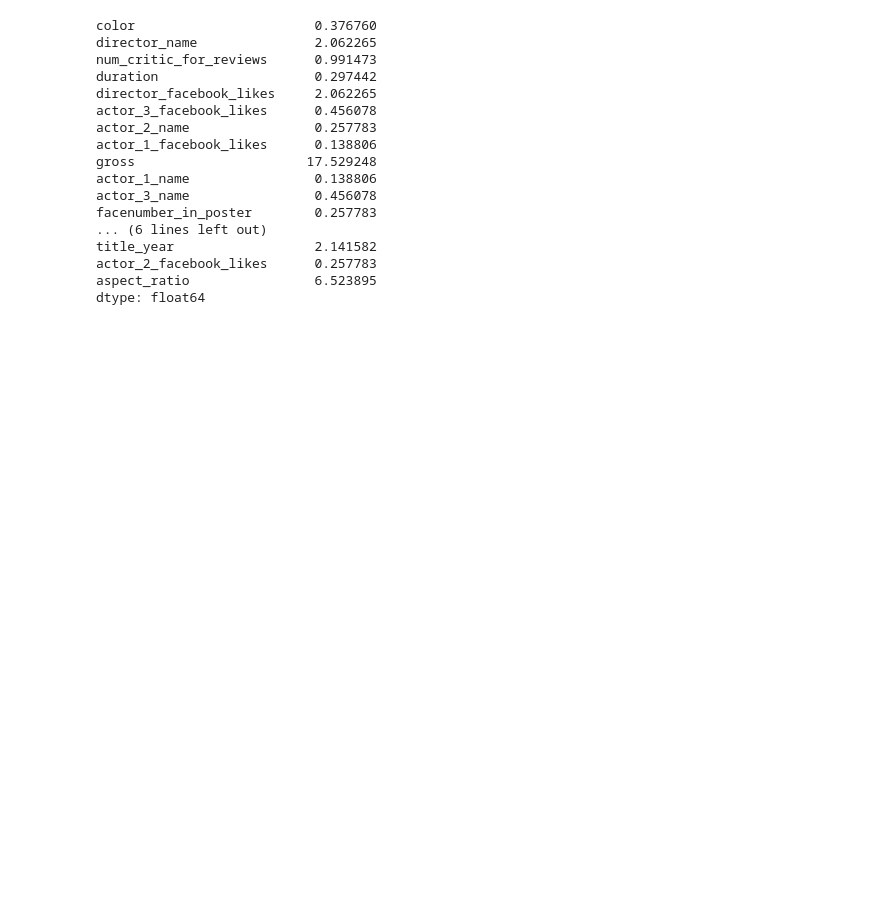
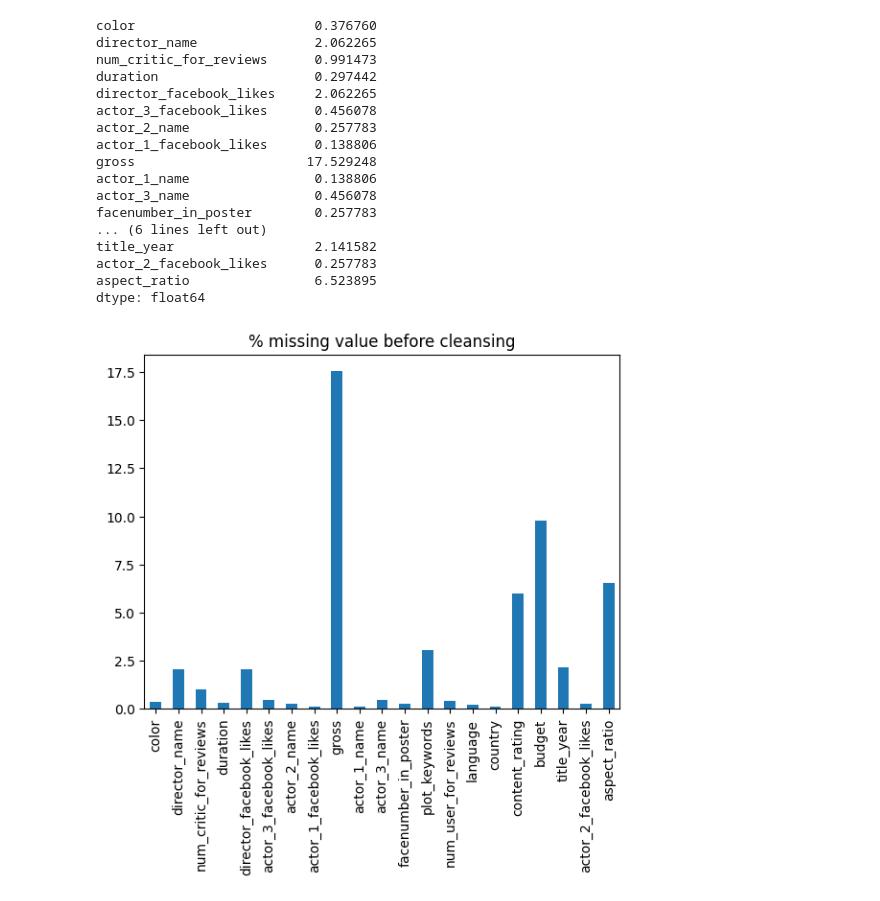
Before and after one commit to pongsapaks/DADS5001, a Jupyter notebook: IMDB.ipynb, the cells around one changed output. Saved outputs shown, nothing was run; the diff lists cells and outputs as text; code cells hidden in the pictures; blank space fills up the shorter version.

```diff
--- a/IMDB.ipynb
+++ b/IMDB.ipynb
@@ -36,3 +54,10 @@ title_year                  2.141582
 actor_2_facebook_likes      0.257783
 aspect_ratio                6.523895
 dtype: float64
+# %%
+only_missing=Perc_Of_Missing_Values[Perc_Of_Missing_Values!=0]
+only_missing.plot(kind="bar")
+plt.title("% missing value before cleansing")
+plt.show()
+# %% [output]
+[figure, added]
```
Also changed, not shown: parts of 15 cells of this notebook.
